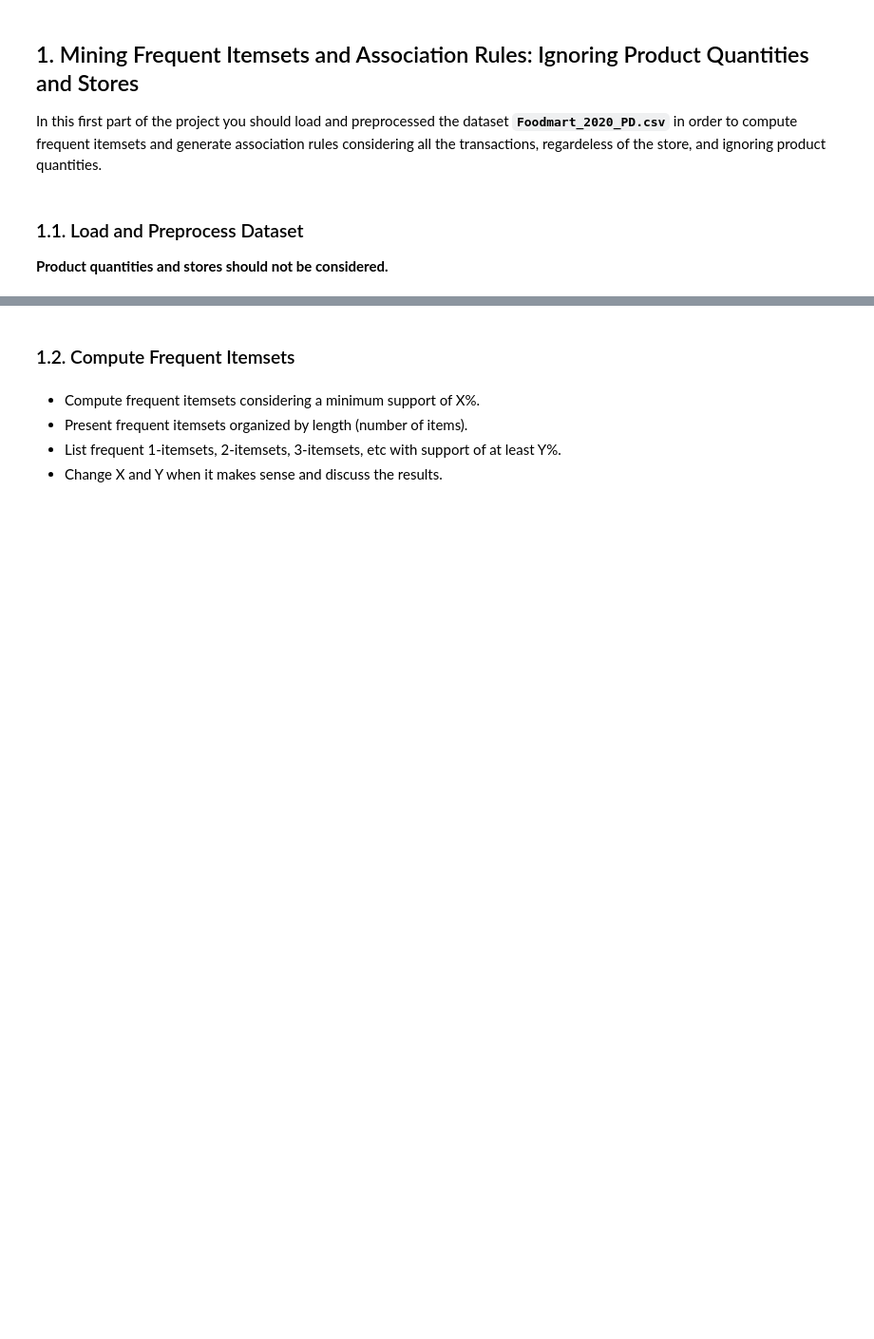
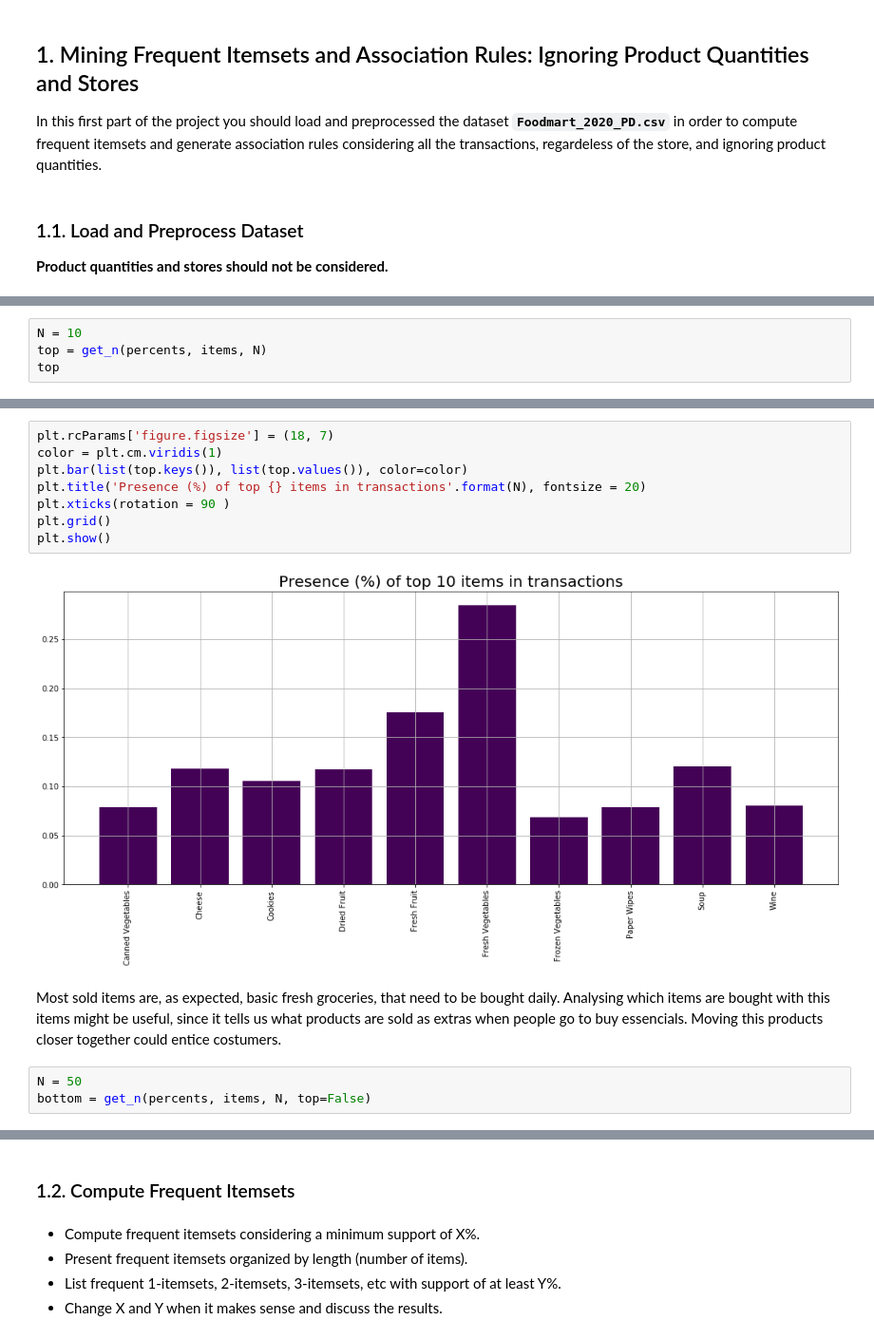
Before and after one commit to PedroCotovio/PD_1_Pattern_Mining, a Jupyter notebook: PD_201920_Project.ipynb, the cells around one changed output, grey strips where cells are left out. Shown at 95% size. Drawn from its saved outputs; the diff is of its cells as text; blank space fills up the shorter version.

```diff
--- a/PD_201920_Project.ipynb
+++ b/PD_201920_Project.ipynb
@@ -68,0 +91,4 @@ apriori(df=test.dataset, use_colnames=True)
+# %%
+N = 10
+top = get_n(percents, items, N)
+top
@@ -68,0 +106,15 @@ apriori(df=test.dataset, use_colnames=True)
+# %%
+plt.rcParams['figure.figsize'] = (18, 7)
+color = plt.cm.viridis(1)
+plt.bar(list(top.keys()), list(top.values()), color=color)
+plt.title('Presence (%) of top {} items in transactions'.format(N), fontsize = 20)
+plt.xticks(rotation = 90 )
+plt.grid()
+plt.show()
+# %% [output]
+[figure, added]
+# %% [markdown]
+Most sold items are, as expected, basic fresh groceries, that need to be bought daily. Analysing which items are bought with this items might be useful, since it tells us what products are sold as extras when people go to buy essencials. Moving this products closer together could entice costumers.
+# %%
+N = 50
+bottom = get_n(percents, items, N, top=False)
```
Also changed, not shown: parts of 40 cells of this notebook, 3 other files.
